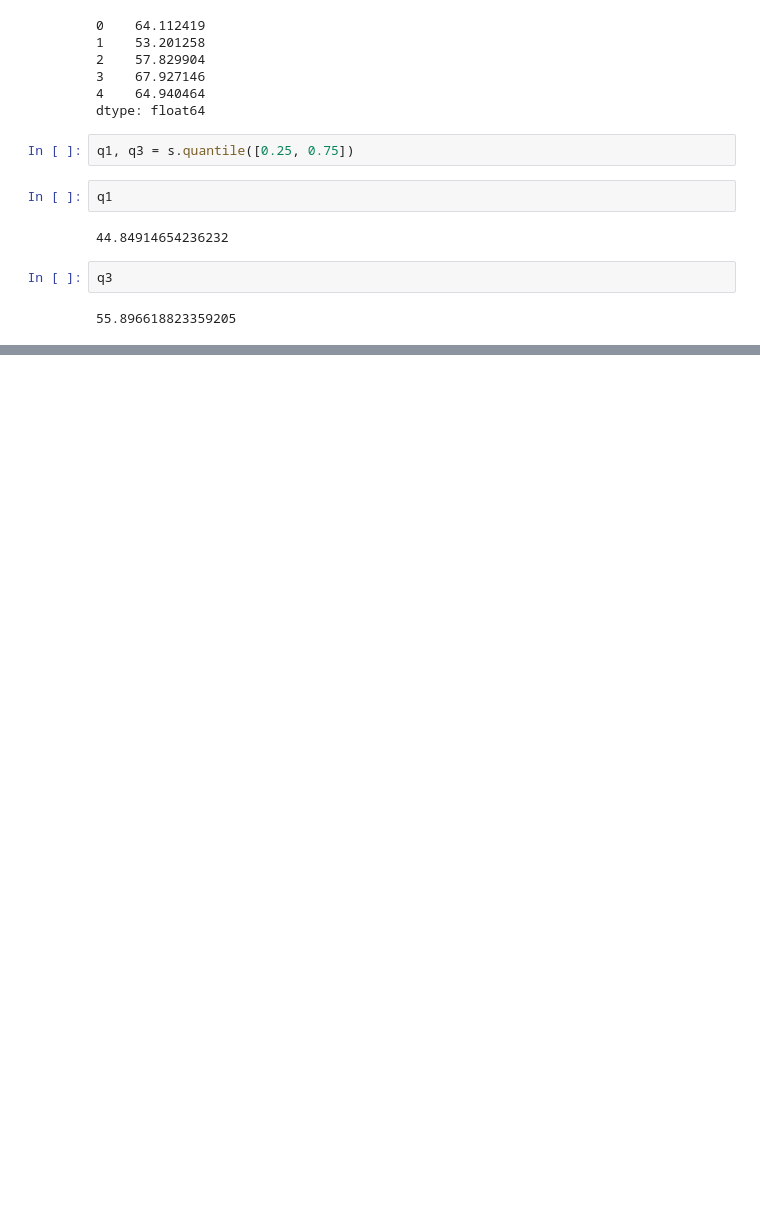
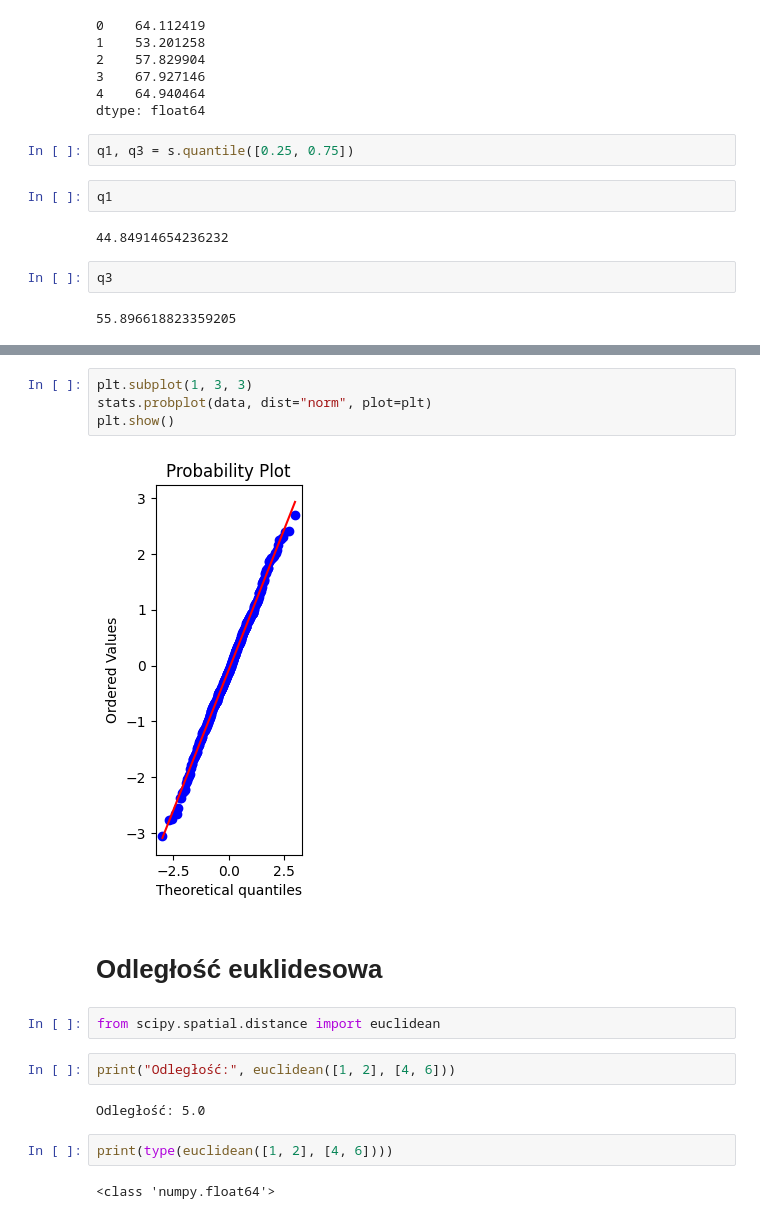
Before and after one commit to rajkonkret/PythonAnalizaDanych_17_11_2025, a Jupyter notebook: cwiczenie5.ipynb, the cells around one changed output, grey strips where cells are left out. Drawn from its saved outputs; the diff is of its cells as text; blank space fills up the shorter version.

```diff
--- a/cwiczenie5.ipynb
+++ b/cwiczenie5.ipynb
@@ -138,0 +219,18 @@ q3
+# %%
+plt.subplot(1, 3, 3)
+stats.probplot(data, dist="norm", plot=plt)
+plt.show()
+# %% [output]
+[figure, added]
+# %% [markdown]
+# Odległość euklidesowa
+# %%
+from scipy.spatial.distance import euclidean
+# %%
+print("Odległość:", euclidean([1, 2], [4, 6]))
+# %% [output]
+Odległość: 5.0
+# %%
+print(type(euclidean([1, 2], [4, 6])))
+# %% [output]
+<class 'numpy.float64'>
```
Also changed, not shown: parts of 16 cells of this notebook.
